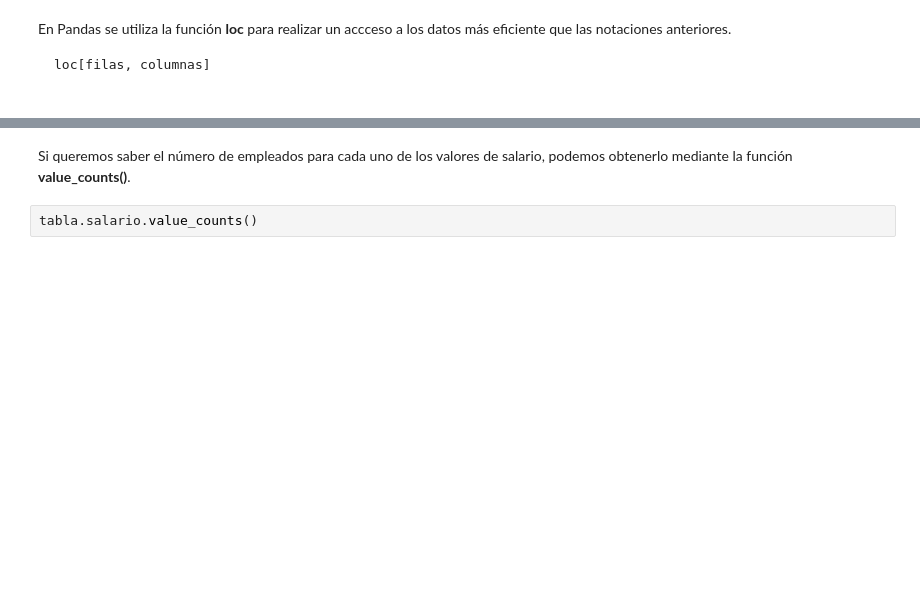
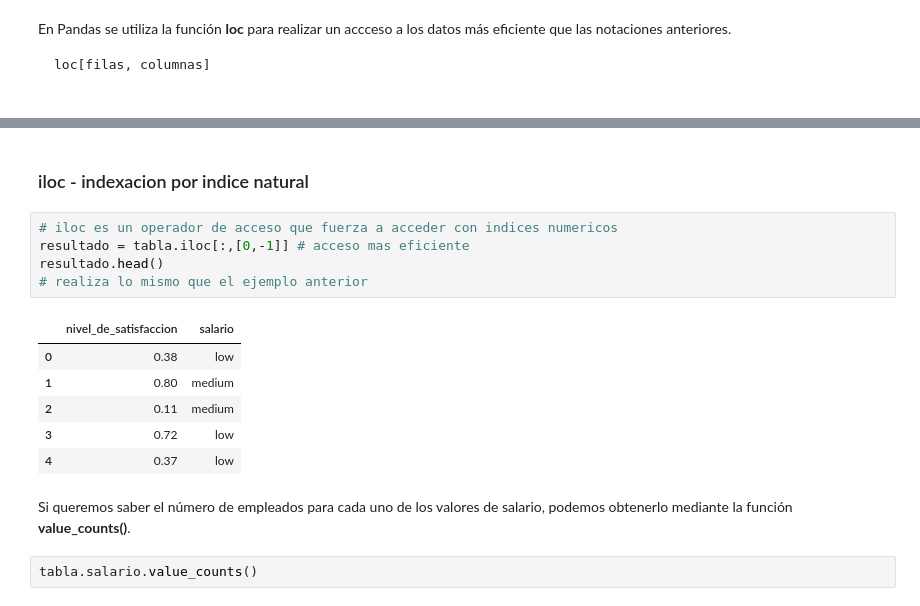
Before and after one commit to albertopastormr/bod-ecv, a Jupyter notebook: module2_Python/day2/pandas.ipynb, the cells around one changed output, grey strips where cells are left out. Cells and saved outputs as stored; diff of their text form; blank space fills up the shorter version.

```diff
--- a/module2_Python/day2/pandas.ipynb
+++ b/module2_Python/day2/pandas.ipynb
@@ -455,3 +530,17 @@ resultado.head()
+# %% [markdown]
+### iloc  - indexacion por indice natural
+# %%
+# iloc es un operador de acceso que fuerza a acceder con indices numericos
+resultado = tabla.iloc[:,[0,-1]] # acceso mas eficiente
+resultado.head()
+# realiza lo mismo que el ejemplo anterior
+# %% [output]
+|  | nivel_de_satisfaccion | salario |
+| 0 | 0.38 | low |
+| 1 | 0.80 | medium |
+| 2 | 0.11 | medium |
+| 3 | 0.72 | low |
+| 4 | 0.37 | low |
 # %% [markdown]
 Si queremos saber el número de empleados para cada uno de los valores de salario, podemos obtenerlo mediante la función __value_counts()__.
 # %%
```
Also changed, not shown: parts of 50 cells of this notebook, 2 other files.
